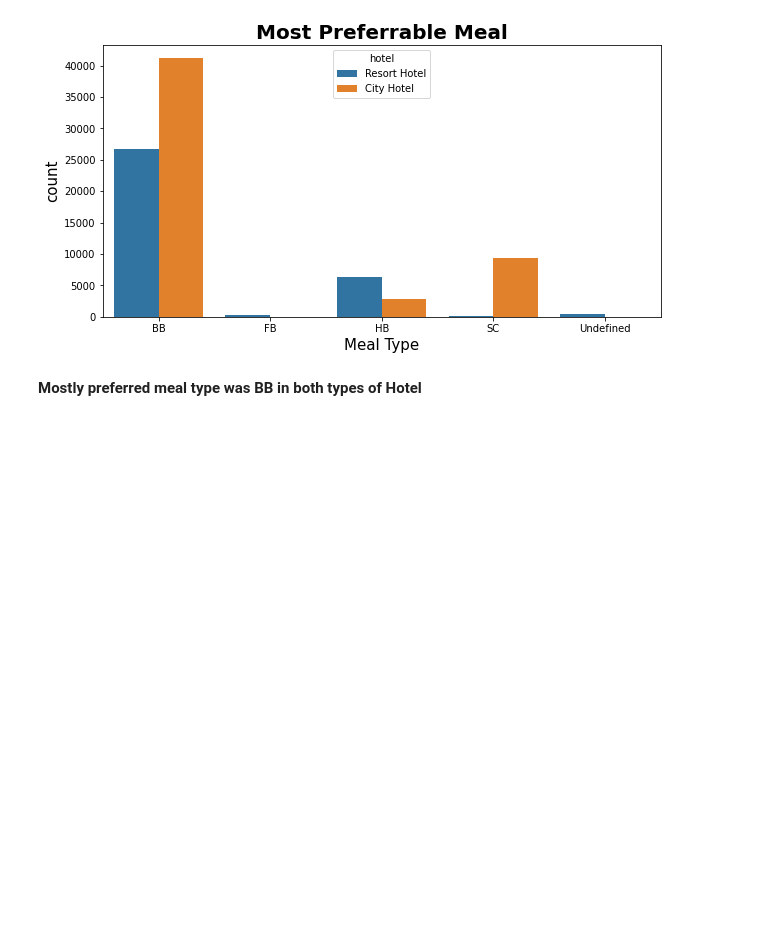
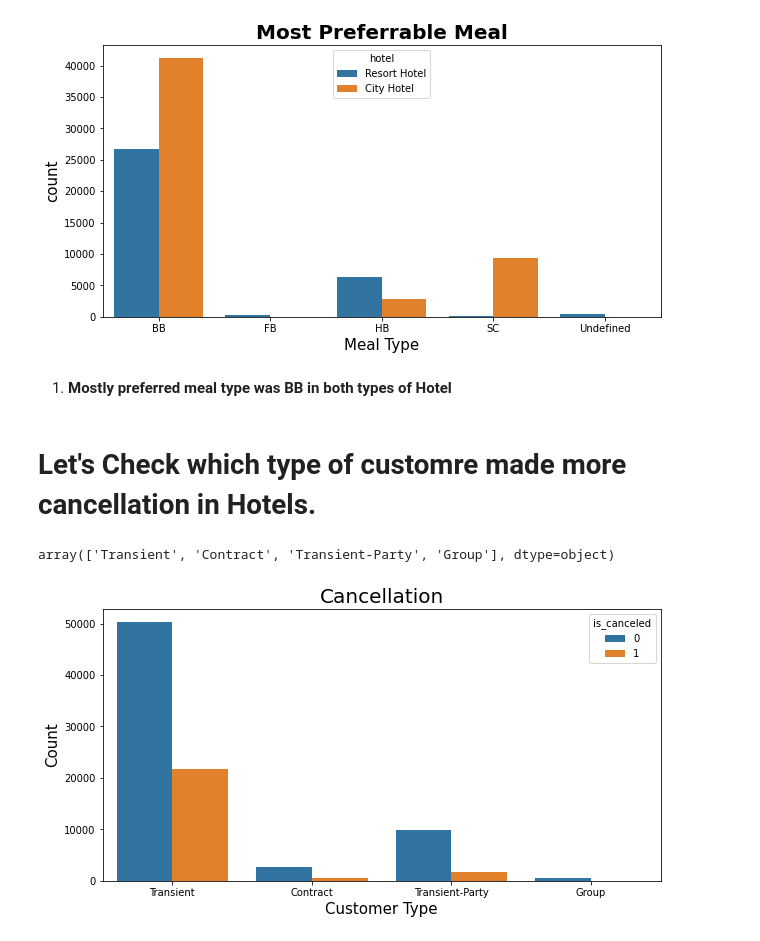
Before and after one commit to Kaushaljha488/Hotel-booking-Analysis, a Jupyter notebook: kaushal_Hotel_Booking_Analysis_Capstone_Project.ipynb, the cells around one changed output. Saved outputs shown, nothing was run; the diff lists cells and outputs as text; code cells hidden in the pictures; blank space fills up the shorter version.

```diff
--- a/kaushal_Hotel_Booking_Analysis_Capstone_Project.ipynb
+++ b/kaushal_Hotel_Booking_Analysis_Capstone_Project.ipynb
@@ -404,4 +404,20 @@ plt.title('Most Preferrable Meal',fontsize=20,weight='bold')
 Text(0.5, 1.0, 'Most Preferrable Meal')
 [figure]
 # %% [markdown]
-**Mostly preferred meal type was BB in both types of Hotel**
+1. **Mostly preferred meal type was BB in both types of Hotel**
+# %% [markdown]
+# Let's Check which type of customre made more cancellation in Hotels.
+# %%
+df1['customer_type'].unique()
+# %% [output]
+array(['Transient', 'Contract', 'Transient-Party', 'Group'], dtype=object)
+# %%
+#lets make a counpplot to check this out
+plt.figure(figsize=(10,5))
+sns.countplot(data=df1,x='customer_type',hue='is_canceled')
+plt.title('Cancellation',fontsize=20)
+plt.xlabel('Customer Type',fontsize=15)
+plt.ylabel('Count',fontsize=15)
+plt.show()
+# %% [output]
+[figure, added]
```
Also changed, not shown: parts of 19 cells of this notebook.
